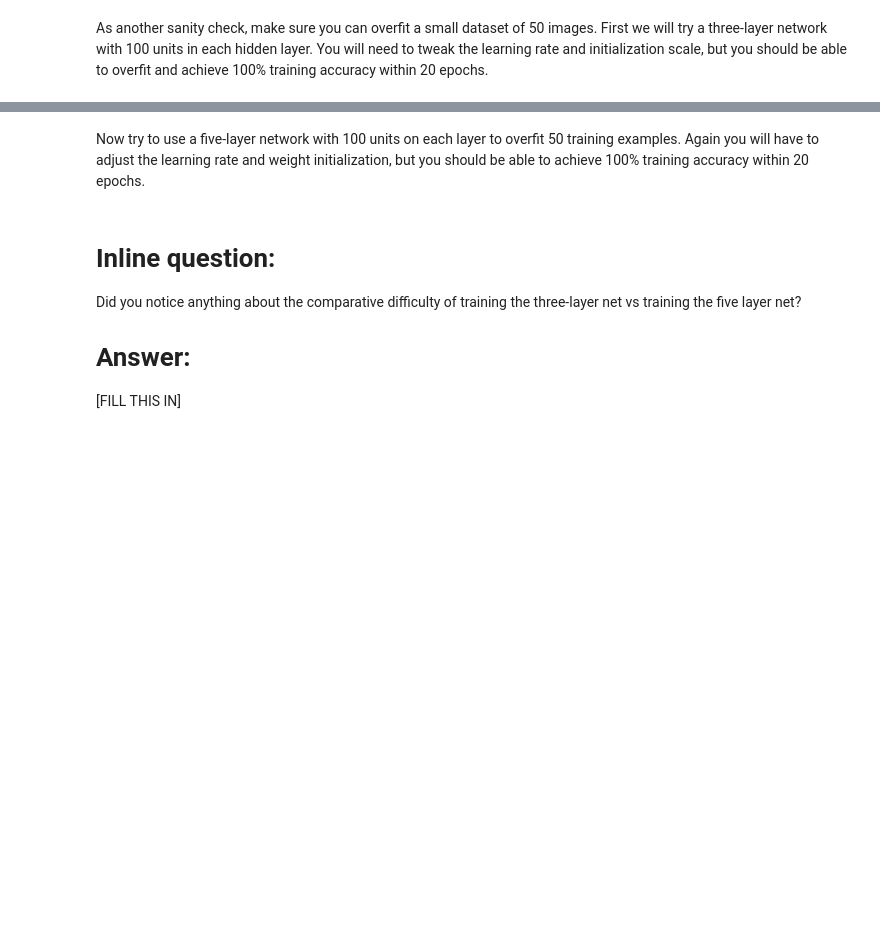
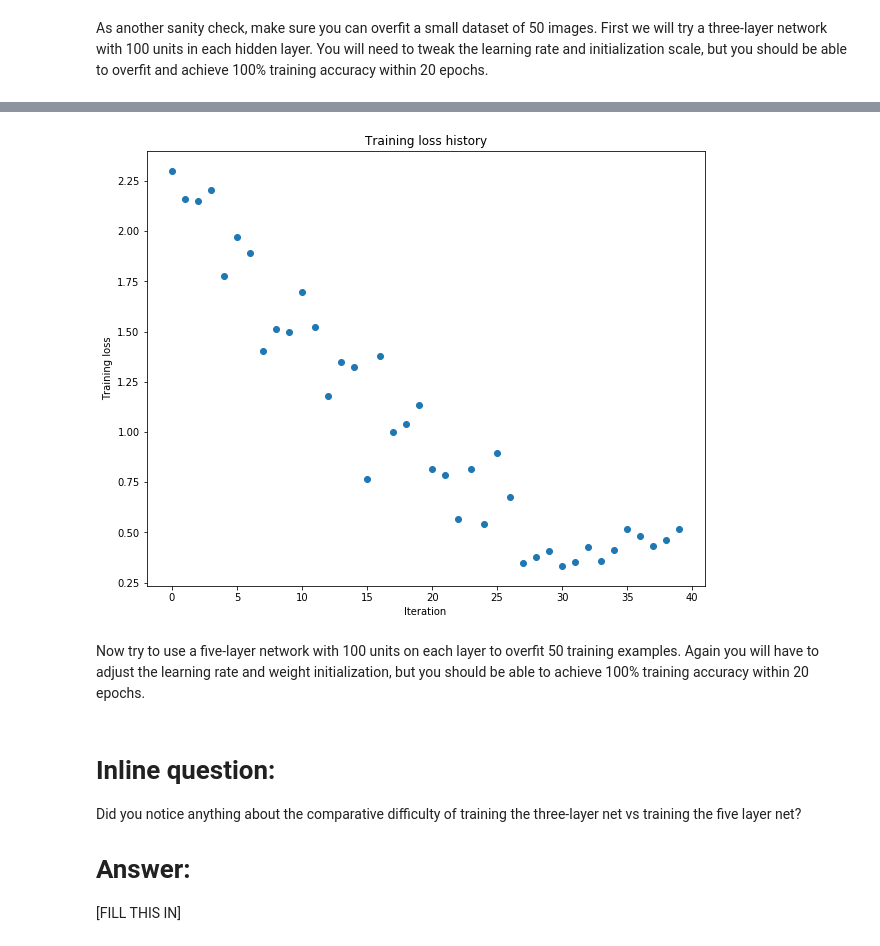
Before and after one commit to jimmyyentran/learning_machine_learning, a Jupyter notebook: cs231_stanford/assignment2_2017/FullyConnectedNets.ipynb, the cells around one changed output, grey strips where cells are left out. Cells and saved outputs as stored; diff of their text form; code cells hidden in the pictures; blank space fills up the shorter version.

```diff
--- a/cs231_stanford/assignment2_2017/FullyConnectedNets.ipynb
+++ b/cs231_stanford/assignment2_2017/FullyConnectedNets.ipynb
@@ -441,7 +385,7 @@ small_data = {
 }
 
 weight_scale = 1e-2
-learning_rate = 1e-4
+learning_rate = 1e-2
 model = FullyConnectedNet([100, 100],
               weight_scale=weight_scale, dtype=np.float64)
 solver = Solver(model, small_data,
@@ -449,7 +393,8 @@ solver = Solver(model, small_data,
                 update_rule='sgd',
                 optim_config={
                   'learning_rate': learning_rate,
-                }
+                },
+                verbose=True
          )
 solver.train()
 
@@ -463,3 +424,4 @@ KeyError: 'W1'
+[figure, added]
 # %% [markdown]
 Now try to use a five-layer network with 100 units on each layer to overfit 50 training examples. Again you will have to adjust the learning rate and weight initialization, but you should be able to achieve 100% training accuracy within 20 epochs.
 # %%
```
Also changed, not shown: parts of 13 cells of this notebook, 1 other file.
